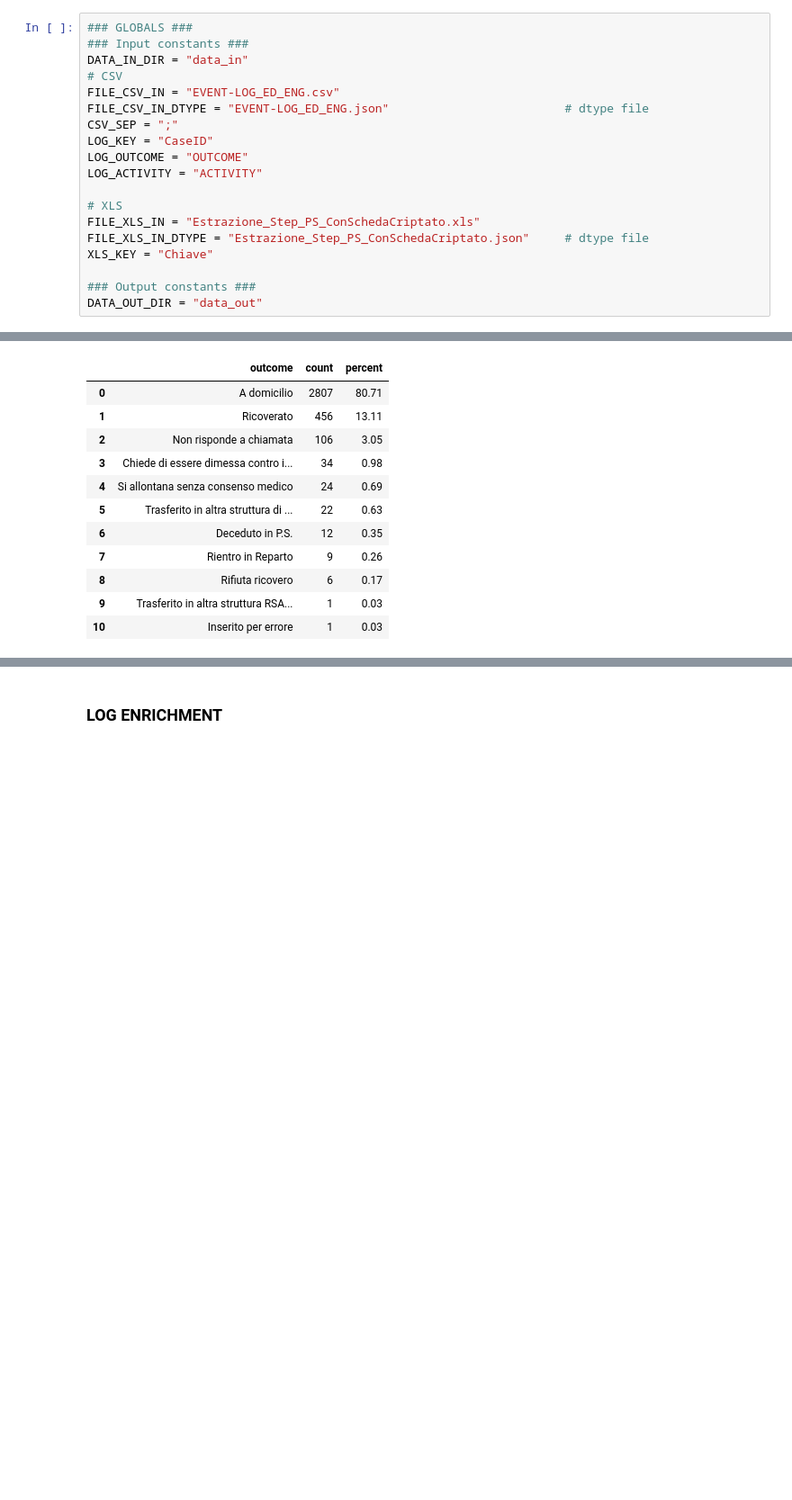
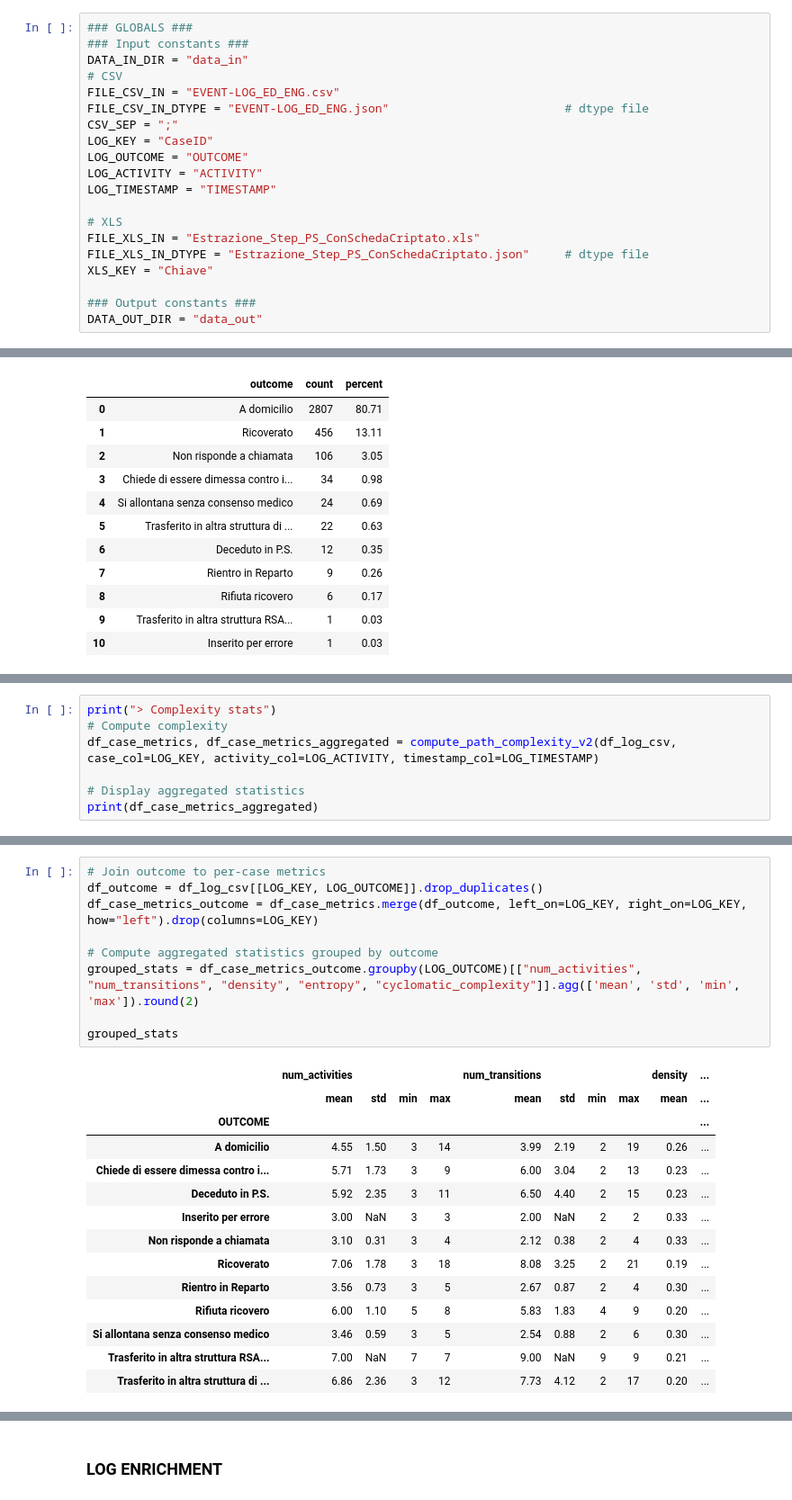
Before and after one commit to roberto-nai/HOSPITAL-EVENTLOG-ENRICHMENT, a Jupyter notebook: 01_check_and_enrich.ipynb, the cells around one changed output, grey strips where cells are left out. Shown: that part at 90% size. Saved outputs shown, nothing was run; the diff lists cells and outputs as text; blank space fills up the shorter version.

```diff
--- a/01_check_and_enrich.ipynb
+++ b/01_check_and_enrich.ipynb
@@ -23,6 +28,7 @@ CSV_SEP = ";"
 LOG_KEY = "CaseID"
 LOG_OUTCOME = "OUTCOME"
 LOG_ACTIVITY = "ACTIVITY"
+LOG_TIMESTAMP = "TIMESTAMP"
 
 # XLS
 FILE_XLS_IN = "Estrazione_Step_PS_ConSchedaCriptato.xls"
@@ -565,0 +713,7 @@ print(f"Outcome stats saved to: {path_stats}")
+# %%
+print("> Complexity stats")
+# Compute complexity
+df_case_metrics, df_case_metrics_aggregated = compute_path_complexity_v2(df_log_csv, case_col=LOG_KEY, activity_col=LOG_ACTIVITY, timestamp_col=LOG_TIMESTAMP)
+
+# Display aggregated statistics
+print(df_case_metrics_aggregated)
@@ -565,0 +727,24 @@ print(f"Outcome stats saved to: {path_stats}")
+# %%
+# Join outcome to per-case metrics
+df_outcome = df_log_csv[[LOG_KEY, LOG_OUTCOME]].drop_duplicates()
+df_case_metrics_outcome = df_case_metrics.merge(df_outcome, left_on=LOG_KEY, right_on=LOG_KEY, how="left").drop(columns=LOG_KEY)
+
+# Compute aggregated statistics grouped by outcome
+grouped_stats = df_case_metrics_outcome.groupby(LOG_OUTCOME)[["num_activities", "num_transitions", "density", "entropy", "cyclomatic_complexity"]].agg(['mean', 'std', 'min', 'max']).round(2)
+
+grouped_stats
+# %% [output]
+|  | num_activities |  |  |  | num_transitions |  |  |  | density | ... |
+|  | mean | std | min | max | mean | std | min | max | mean | ... |
+| OUTCOME |  |  |  |  |  |  |  |  |  | ... |
+| A domicilio | 4.55 | 1.50 | 3 | 14 | 3.99 | 2.19 | 2 | 19 | 0.26 | ... |
+| Chiede di essere dimessa contro i... | 5.71 | 1.73 | 3 | 9 | 6.00 | 3.04 | 2 | 13 | 0.23 | ... |
+| Deceduto in P.S. | 5.92 | 2.35 | 3 | 11 | 6.50 | 4.40 | 2 | 15 | 0.23 | ... |
+| Inserito per errore | 3.00 | NaN | 3 | 3 | 2.00 | NaN | 2 | 2 | 0.33 | ... |
+| Non risponde a chiamata | 3.10 | 0.31 | 3 | 4 | 2.12 | 0.38 | 2 | 4 | 0.33 | ... |
+| Ricoverato | 7.06 | 1.78 | 3 | 18 | 8.08 | 3.25 | 2 | 21 | 0.19 | ... |
+| Rientro in Reparto | 3.56 | 0.73 | 3 | 5 | 2.67 | 0.87 | 2 | 4 | 0.30 | ... |
+| Rifiuta ricovero | 6.00 | 1.10 | 5 | 8 | 5.83 | 1.83 | 4 | 9 | 0.20 | ... |
+| Si allontana senza consenso medico | 3.46 | 0.59 | 3 | 5 | 2.54 | 0.88 | 2 | 6 | 0.30 | ... |
+| Trasferito in altra struttura RSA... | 7.00 | NaN | 7 | 7 | 9.00 | NaN | 9 | 9 | 0.21 | ... |
+| Trasferito in altra struttura di ... | 6.86 | 2.36 | 3 | 12 | 7.73 | 4.12 | 2 | 17 | 0.20 | ... |
```
Also changed, not shown: parts of 11 cells of this notebook, 1 other file.
